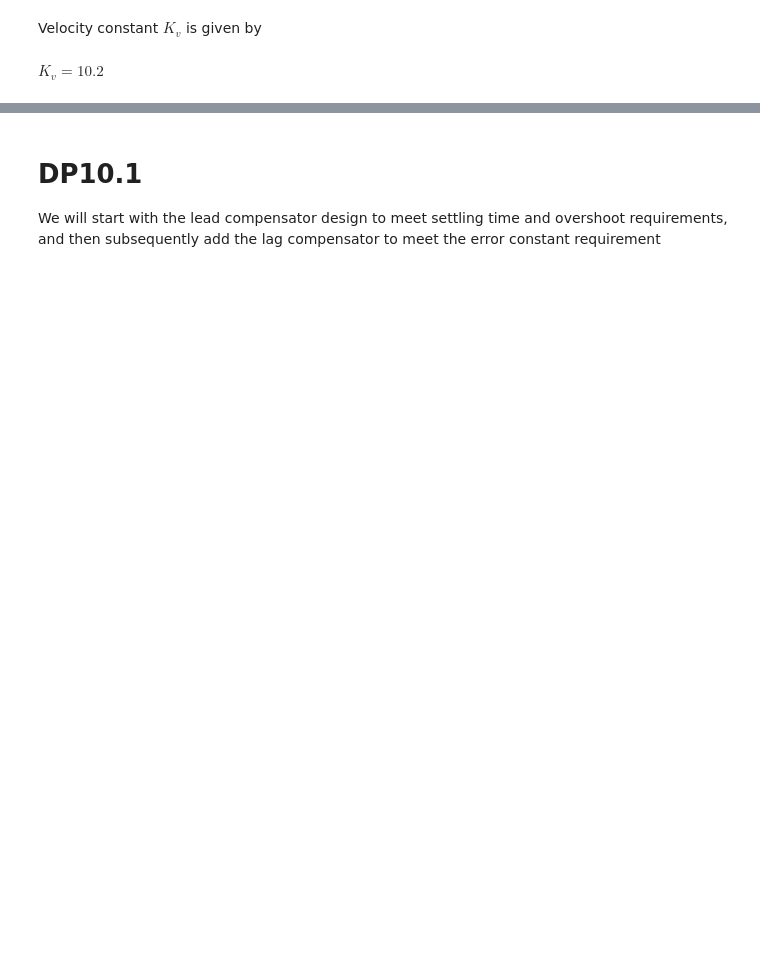
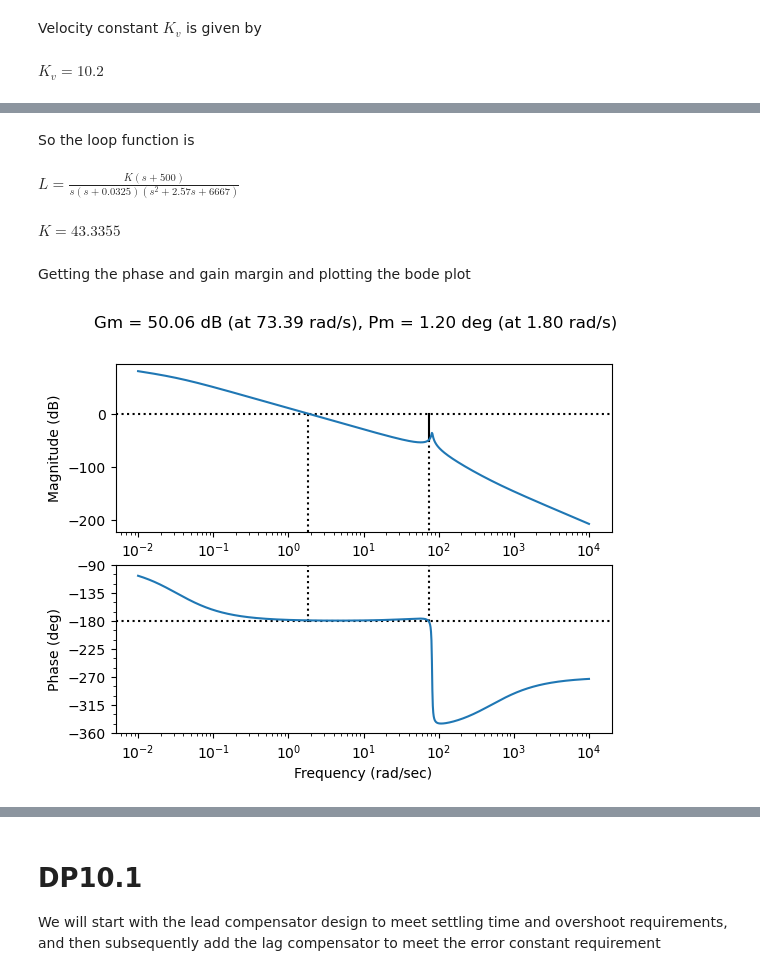
Before and after one commit to robotengineer123/ControlHomework, a Jupyter notebook: Homework_10/HW10.ipynb, the cells around one changed output, grey strips where cells are left out. Drawn from its saved outputs; the diff is of its cells as text; code cells hidden in the pictures; blank space fills up the shorter version.

```diff
--- a/Homework_10/HW10.ipynb
+++ b/Homework_10/HW10.ipynb
@@ -197,0 +200,28 @@ $K_v=10.2 \: $
+# %%
+Ksym, s = sp.symbols('K, s')
+Kv = 100
+Gc = Ksym
+G = (s + 500)/(s*(s + 0.0325)*(s**2 + 2.57*s + 6667))
+# %% [markdown]
+So the loop function is
+# %%
+L = Gc*G
+eq_disp('L', L)
+# %% [output]
+$L=\frac{K \left(s + 500\right)}{s \left(s + 0.0325\right) \left(s^{2} + 2.57 s + 6667\right)} \: $
+# %%
+K = float(sp.solve(sp.limit(sp.simplify(s*L), s, 0) - Kv, Ksym)[0])
+eq_disp('K', K)
+# %% [output]
+$K=43.3355 \: $
+# %% [markdown]
+Getting the phase and gain margin and plotting the bode plot
+# %%
+s = ct.tf('s')
+Gc = K
+G = (s + 500)/(s*(s + 0.0325)*(s**2 + 2.57*s + 6667))
+L = Gc*G
+gm, pm, wcg, wcp = ct.margin(L)
+mag, phase, omega = ct.bode(L, dB=True, margins=True)
+# %% [output]
+[figure, added]
```
Also changed, not shown: parts of 58 cells of this notebook, 1 other file.
